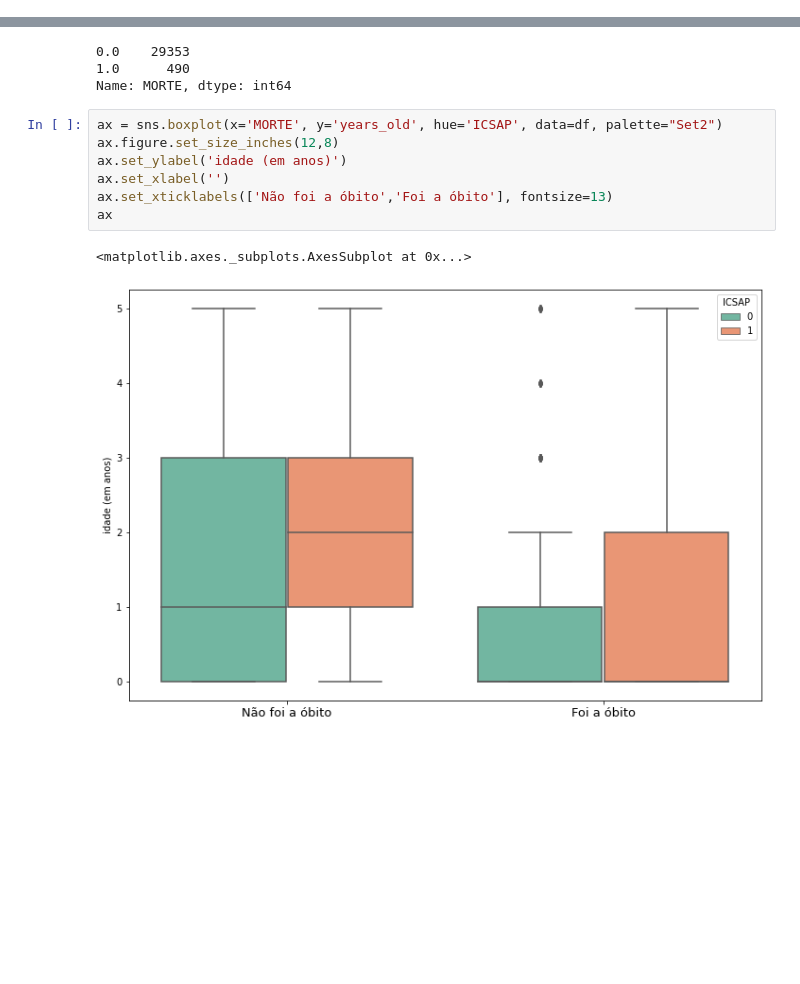
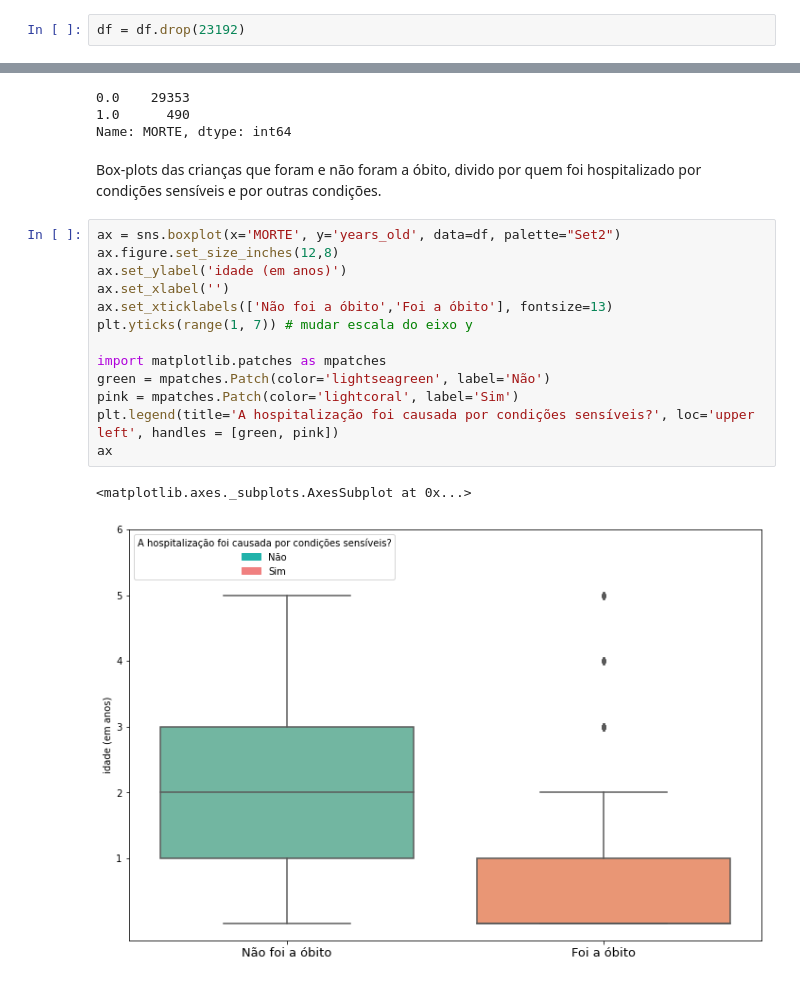
Before and after one commit to JulioHenri/Trabalho-de-conclusao-de-curso, a Jupyter notebook: explorando_tcc.ipynb, the cells around one changed output, grey strips where cells are left out. Drawn from its saved outputs; the diff is of its cells as text; blank space fills up the shorter version.

```diff
--- a/explorando_tcc.ipynb
+++ b/explorando_tcc.ipynb
@@ -81,3 +75,5 @@ array(['II', nan, 'VII', 'XV', 'XVII', 'V', 'VI', 'VIII', 'I', 'XVI',
+# %%
+df = df.drop(23192)
 # %%
 df.Grupo_Nome.unique()
 # %% [output]
@@ -162,16 +164,24 @@ df['MORTE'].value_counts()
 0.0    29353
 1.0      490
 Name: MORTE, dtype: int64
+# %% [markdown]
+Box-plots das crianças que foram e não foram a óbito, divido por quem foi hospitalizado por condições sensíveis e por outras condições.
 # %%
-ax = sns.boxplot(x='MORTE', y='years_old', hue='ICSAP', data=df, palette="Set2")
+ax = sns.boxplot(x='MORTE', y='years_old', data=df, palette="Set2")
 ax.figure.set_size_inches(12,8)
 ax.set_ylabel('idade (em anos)')
 ax.set_xlabel('')
 ax.set_xticklabels(['Não foi a óbito','Foi a óbito'], fontsize=13)
+plt.yticks(range(1, 7)) # mudar escala do eixo y
+
+import matplotlib.patches as mpatches
+green = mpatches.Patch(color='lightseagreen', label='Não')
+pink = mpatches.Patch(color='lightcoral', label='Sim')
+plt.legend(title='A hospitalização foi causada por condições sensíveis?', loc='upper left', handles = [green, pink])
 ax
 # %% [output]
 <matplotlib.axes._subplots.AxesSubplot at 0x...>
-[figure, old version]
+[figure, new version]
 # %%
 df.groupby(by=['ANO_CMPT','MESORREGIAO','ICSAP'])['ICSAP'].count()
 # %% [output]
```
Also changed, not shown: parts of 9 cells of this notebook.
